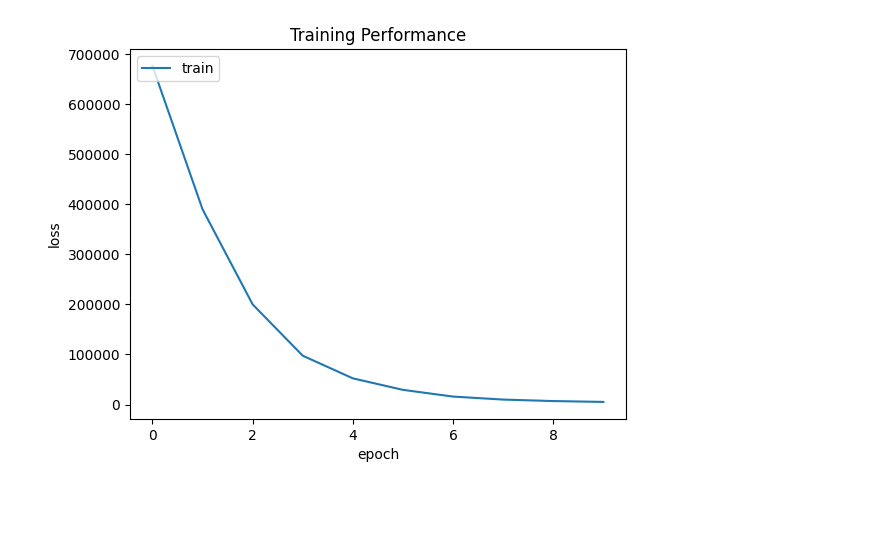
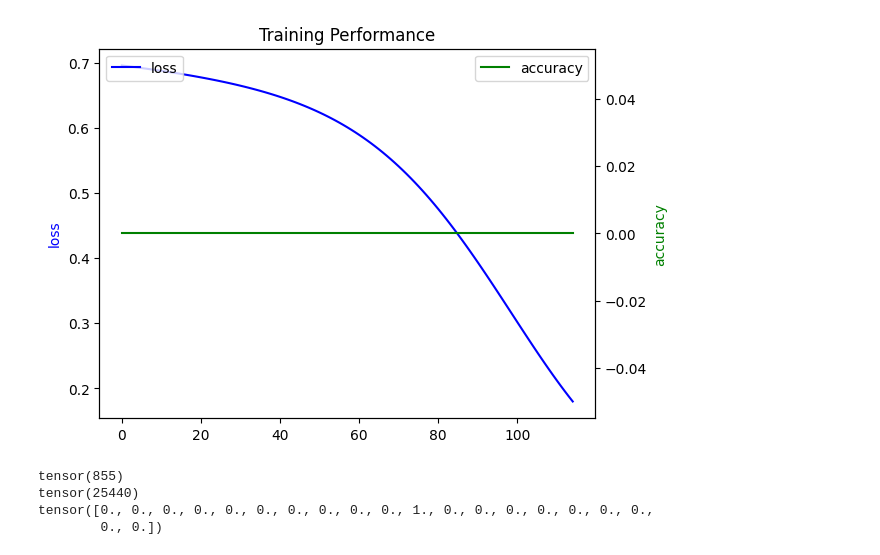
Before and after one commit to ifauh/seismic-detector, a Jupyter notebook: seismic_detect_notebook.ipynb, the cells around one changed output. Saved outputs shown, nothing was run; the diff lists cells and outputs as text; code cells hidden in the pictures; blank space fills up the shorter version.

Commit message:
Refactored to use Pytorch and DataLoader class

```diff
--- a/seismic_detect_notebook.ipynb
+++ b/seismic_detect_notebook.ipynb
@@ -685,13 +577,35 @@ Epoch 10/10
 # %%
-plt.plot(history.history['loss'])
-#plt.plot(history.history['loss'])
+fig, ax1 = plt.subplots()
+ax2 = ax1.twinx()
+
+ax1.plot(seismic_model.history['loss'], color='b')
+ax2.plot(seismic_model.history['accuracy'], color='g')
 plt.title('Training Performance')
-plt.ylabel('loss')
-plt.xlabel('epoch')
+ax1.set_ylabel('loss', color='b')
+ax2.set_ylabel('accuracy', color='g')
+plt.xlabel('step')
 #plt.legend(['train', 'val'], loc='upper left')
-plt.legend(['train'], loc='upper left')
+ax1.legend(['loss'], loc='upper left')
+ax2.legend(['accuracy'], loc='upper right')
 plt.show()
 # %% [output]
-[figure, old version]
+[figure, new version]
+# %%
+testloader=seismic_model.dataloader
+data_loader = DataLoader(testloader, batch_size=32, shuffle=False, collate_fn=custom_collate)
+snippets,label_ohe,label_b = next(iter(data_loader))
+x = snippets
+y = label_ohe
+y_hat = seismic_model.PredictOne(x[0])
+y_loss = y[0] - y_hat
+print(np.argmax(y_hat))
+print(np.argmax(y[0]))
+#print(torch.sum(y_loss))
+print(y[0][25430:25450])
+# %% [output]
+tensor(855)
+tensor(25440)
+tensor([0., 0., 0., 0., 0., 0., 0., 0., 0., 0., 1., 0., 0., 0., 0., 0., 0., 0.,
+        0., 0.])
 # %%
 #Evaluation on validation set
```
Also changed, not shown: parts of 18 cells of this notebook.
